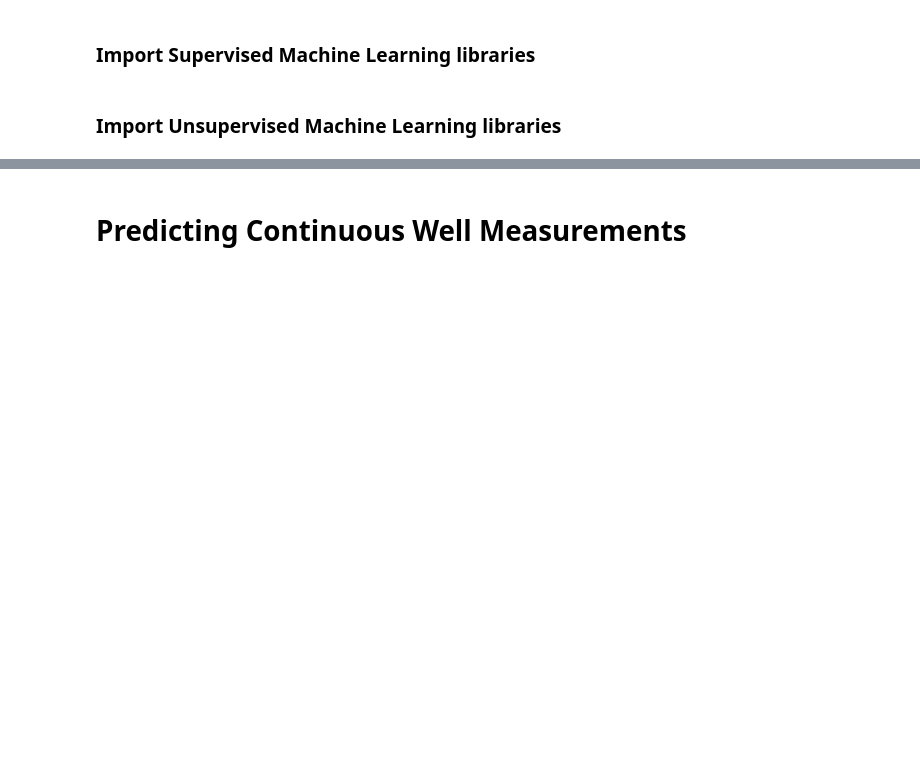
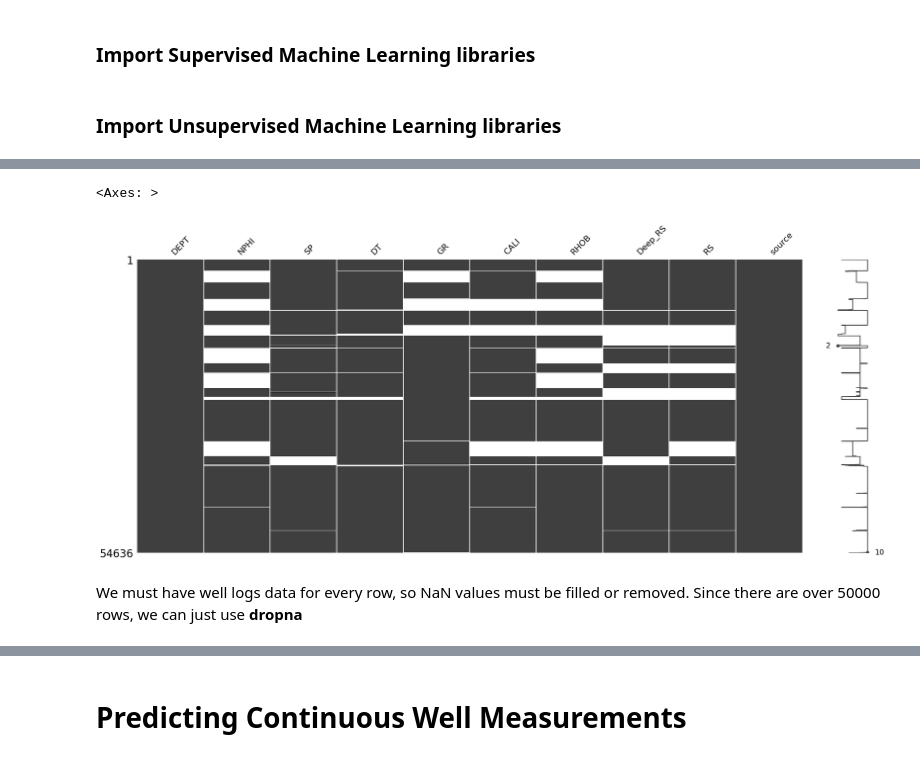
Before and after one commit to jcmefra/Petrophysics-Machine-Learning, a Jupyter notebook: notebook.ipynb, the cells around one changed output, grey strips where cells are left out. Drawn from its saved outputs; the diff is of its cells as text; code cells hidden in the pictures; blank space fills up the shorter version.

Commit message:
data prep

```diff
--- a/notebook.ipynb
+++ b/notebook.ipynb
@@ -30,0 +167,13 @@ from sklearn.metrics import silhouette_score, davies_bouldin_score
+# %%
+# Convert each las file to a DataFrame
+las_1_df = las_1.df()
+las_2_df = las_2.df()
+las_3_df = las_3.df()
+las_4_df = las_4.df()
+las_5_df = las_5.df()
+las_6_df = las_6.df()
+las_7_df = las_7.df()
+las_8_df = las_8.df()
+las_9_df = las_9.df()
+las_10_df = las_10.df()
+las_11_df = las_11.df()
@@ -30,0 +190,13 @@ from sklearn.metrics import silhouette_score, davies_bouldin_score
+# %%
+# Reset the index for each DataFrame
+las_1_df = las_1_df.reset_index()
+las_2_df = las_2_df.reset_index()
+las_3_df = las_3_df.reset_index()
+las_4_df = las_4_df.reset_index()
+las_5_df = las_5_df.reset_index()
+las_6_df = las_6_df.reset_index()
+las_7_df = las_7_df.reset_index()
+las_8_df = las_8_df.reset_index()
+las_9_df = las_9_df.reset_index()
+las_10_df = las_10_df.reset_index()
+las_11_df = las_11_df.reset_index()
@@ -30,0 +262,14 @@ from sklearn.metrics import silhouette_score, davies_bouldin_score
+# %%
+# Initialize an empty list to store each DataFrame with its source column added
+df_list = []
+
+for i, df in enumerate(processed_dfs, start=2):
+    # Check for and remove duplicate columns, if any
+    df = df.loc[:, ~df.columns.duplicated()].copy()
+
+    # Add the source column to identify the origin DataFrame
+    df['source'] = f"las_{i}_df"
+    df_list.append(df)
+
+# Concatenate all DataFrames in df_list into a single DataFrame
+combined_df = pd.concat(df_list, ignore_index=True)
@@ -30,0 +292,9 @@ from sklearn.metrics import silhouette_score, davies_bouldin_score
+# %%
+import missingno as msno
+
+msno.matrix(combined_df)
+# %% [output]
+<Axes: >
+[figure, added]
+# %% [markdown]
+We must have well logs data for every row, so NaN values must be filled or removed. Since there are over 50000 rows, we can just use **dropna**
```
Also changed, not shown: parts of 20 cells of this notebook.
